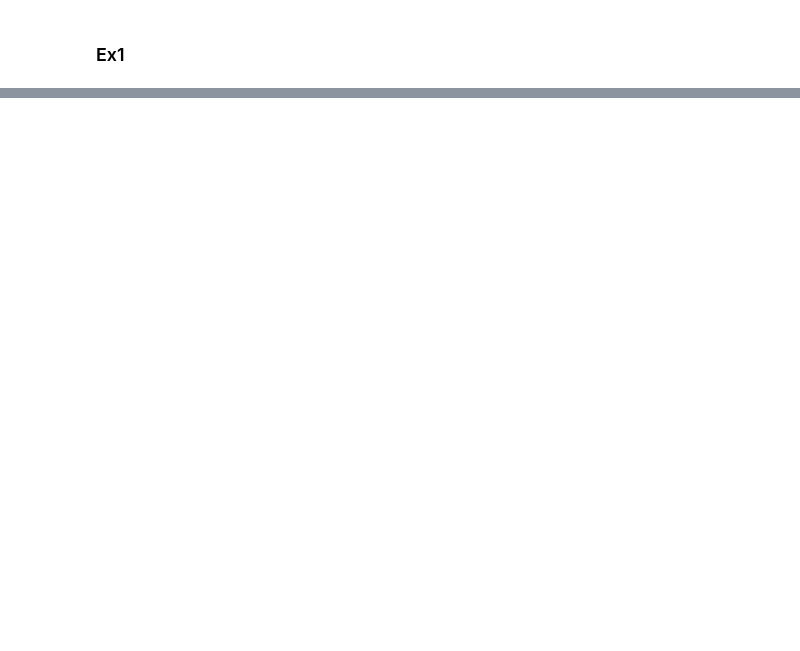
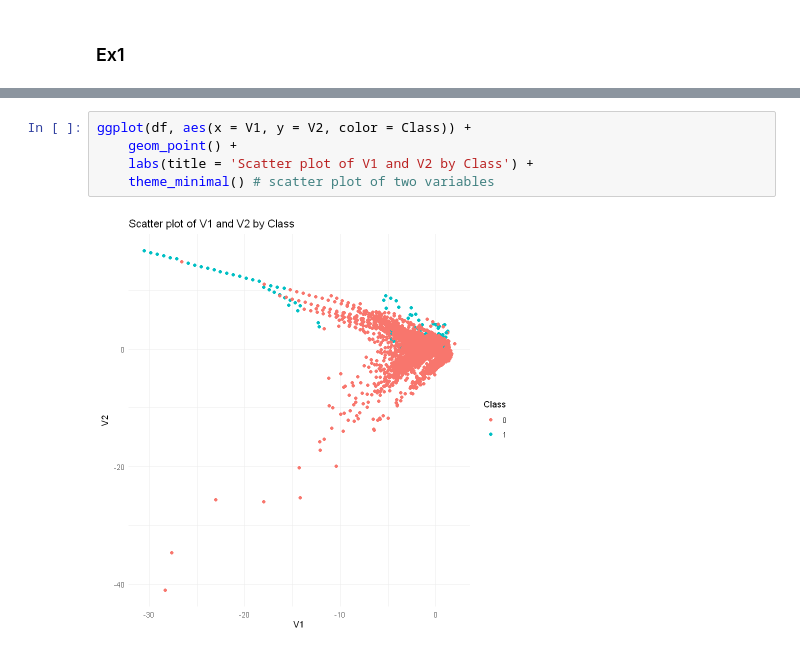
Before and after one commit to maxdevroome/25_discover-projects, a Jupyter notebook: credit-card-fraud/test.ipynb, the cells around one changed output, grey strips where cells are left out. Cells and saved outputs as stored; diff of their text form; blank space fills up the shorter version.

```diff
--- a/credit-card-fraud/test.ipynb
+++ b/credit-card-fraud/test.ipynb
@@ -63,0 +149,7 @@ df = read.csv('https://raw.githubusercontent.com/Jlokkerbol/practice_datasets/ma
+# %%
+ggplot(df, aes(x = V1, y = V2, color = Class)) +
+    geom_point() +
+    labs(title = 'Scatter plot of V1 and V2 by Class') +
+    theme_minimal() # scatter plot of two variables
+# %% [output]
+[figure, added]
```
Also changed, not shown: parts of 20 cells of this notebook.
